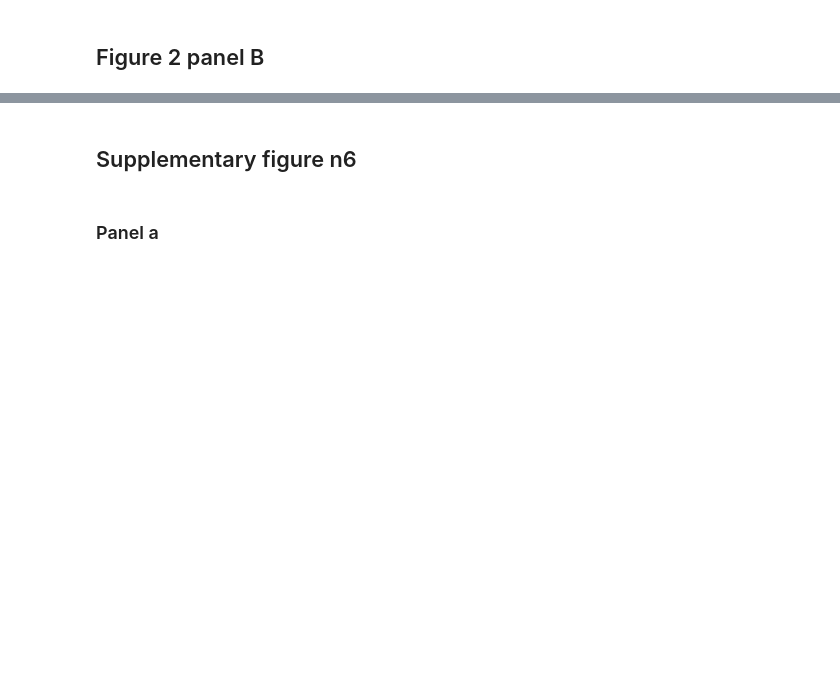
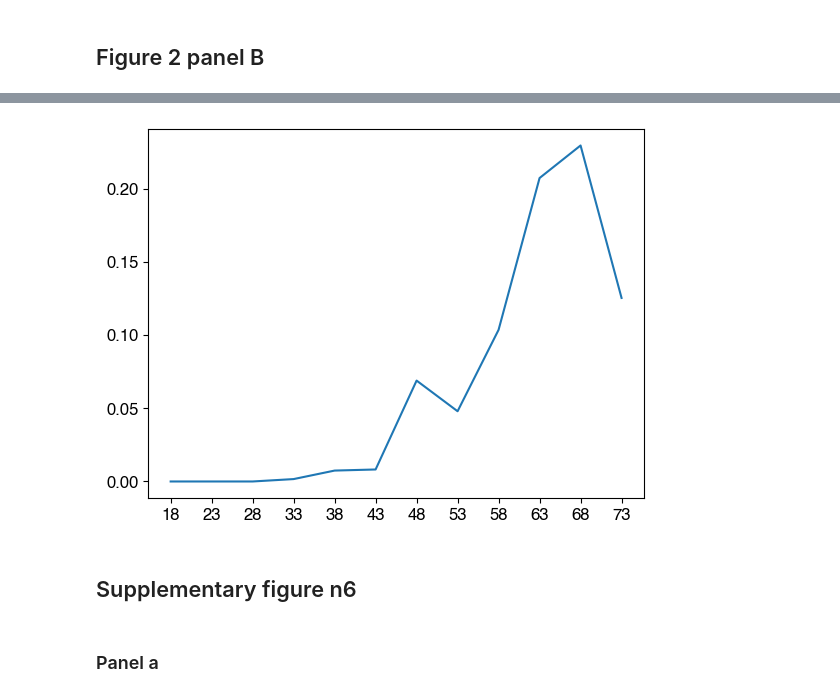
Before and after one commit to codelableidenvelux/ML_Age_Trajectory_2023, a Jupyter notebook: train_BAM.ipynb, the cells around one changed output, grey strips where cells are left out. Drawn from its saved outputs; the diff is of its cells as text; code cells hidden in the pictures; blank space fills up the shorter version.

```diff
--- a/train_MLAGE_model.ipynb
+++ b/train_BAM.ipynb
@@ -1407,3 +1486,12 @@ plt.savefig('./figures/figure_2_panel_b.pdf', transparent=True)
+# %%
+fig, axi = plt.subplots(1,1)
+axi.plot(A[:, -4:].sum(1))
+axi.set_xticks(np.arange(len(x_bins))[:-1:])
+# axi.set_yticks(np.arange(len(y_bins))[-4:])
+axi.set_xticklabels(np.int32(x_bins[:-1:]));
+# axi.set_yticklabels(np.int32(y_bins[-4:]))
+# %% [output]
+[figure, added]
 # %% [markdown]
 ## Supplementary figure n6
 # %% [markdown]
```
Also changed, not shown: parts of 9 cells of this notebook, 10 other files.
